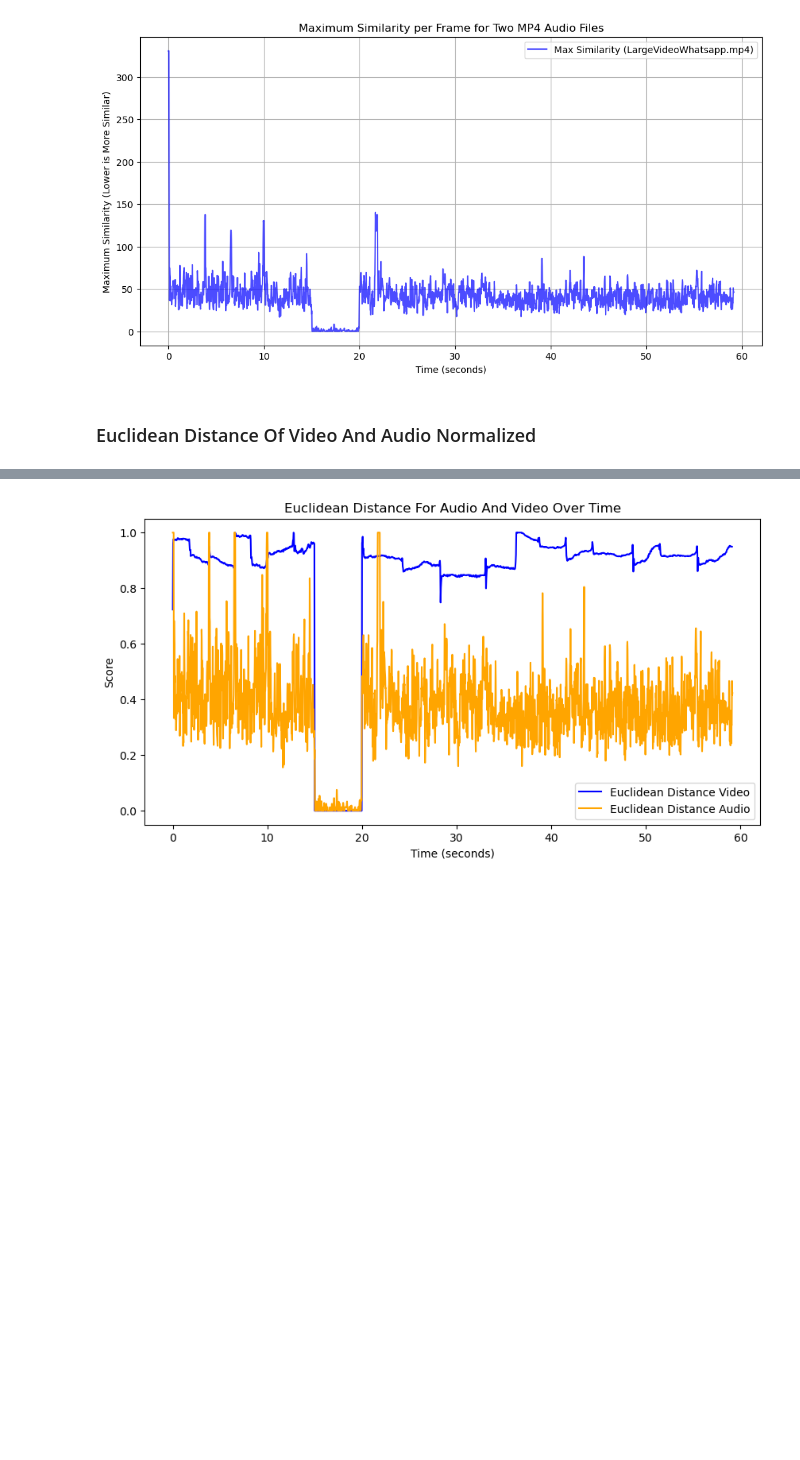
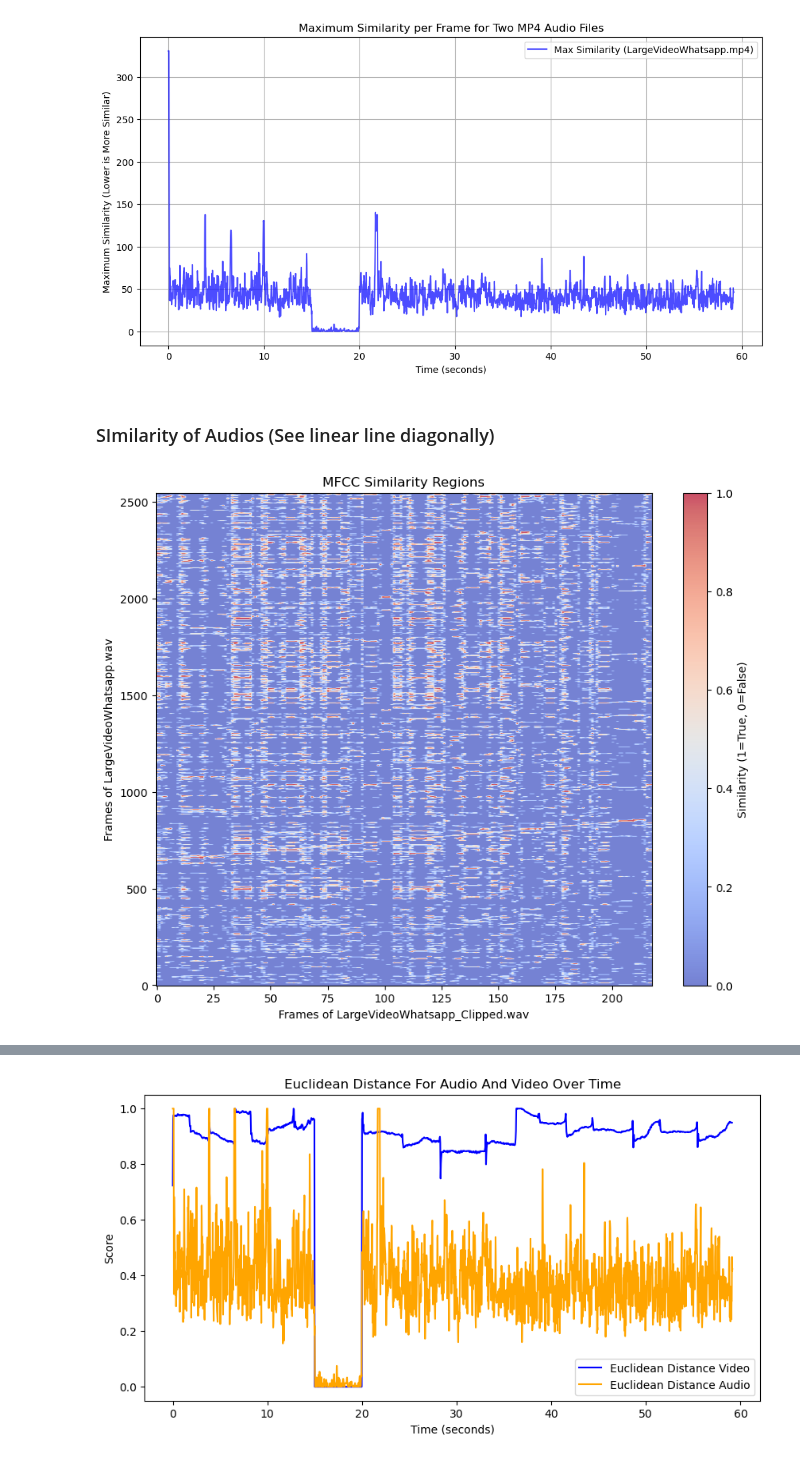
Before and after one commit to sanjaikanth/FakewNewsVideoSearch, a Jupyter notebook: Final EuclideanAudioVideoComparison.ipynb, the cells around one changed output, grey strips where cells are left out. Drawn from its saved outputs; the diff is of its cells as text; code cells hidden in the pictures; blank space fills up the shorter version.

```diff
--- a/Final EuclideanAudioVideoComparison.ipynb
+++ b/Final EuclideanAudioVideoComparison.ipynb
@@ -134,6 +134,24 @@ plt.grid(True)
 plt.show()
 # %% [output]
 [figure]
+# %% [markdown]
+### SImilarity of Audios (See linear line diagonally)
+# %%
+# Set a threshold for similarity (lower distances mean higher similarity)
+threshold = np.percentile(distance_matrix, 10)  # Highlight the top 10% most similar regions
+
+# Create a mask for regions that meet the similarity threshold
+similarity_mask = distance_matrix < threshold
+
+plt.figure(figsize=(10, 8))
+plt.imshow(similarity_mask, origin='lower', aspect='auto', cmap='coolwarm', alpha=0.7)
+plt.colorbar(label='Similarity (1=True, 0=False)')
+plt.title('MFCC Similarity Regions')
+plt.xlabel('Frames of LargeVideoWhatsapp_Clipped.wav')
+plt.ylabel('Frames of LargeVideoWhatsapp.wav')
+plt.show()
+# %% [output]
+[figure, added]
 # %%
 def normalize(data):
     return (data - np.min(data)) / (np.max(data) - np.min(data))
@@ -168,5 +186,3 @@ capped_max_similarity_1 = cap_outliers(max_similarity_1, percentile=99)
 # Normalize the Euclidean scores and Max Similarity scores
 normalized_euclidean_scores = normalize(capped_euclidean_scores)
 normalized_max_similarity_1 = normalize(capped_max_similarity_1)
-# %% [markdown]
-### Euclidean Distance Of Video And Audio Normalized
```
Also changed, not shown: parts of 11 cells of this notebook.
